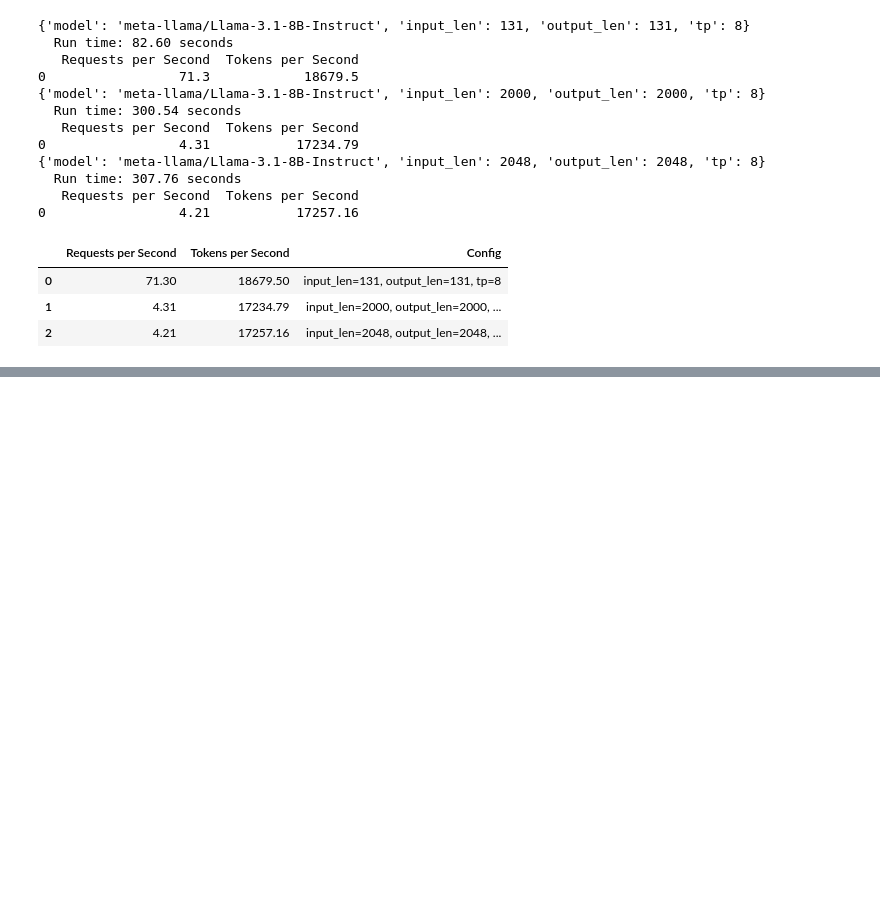
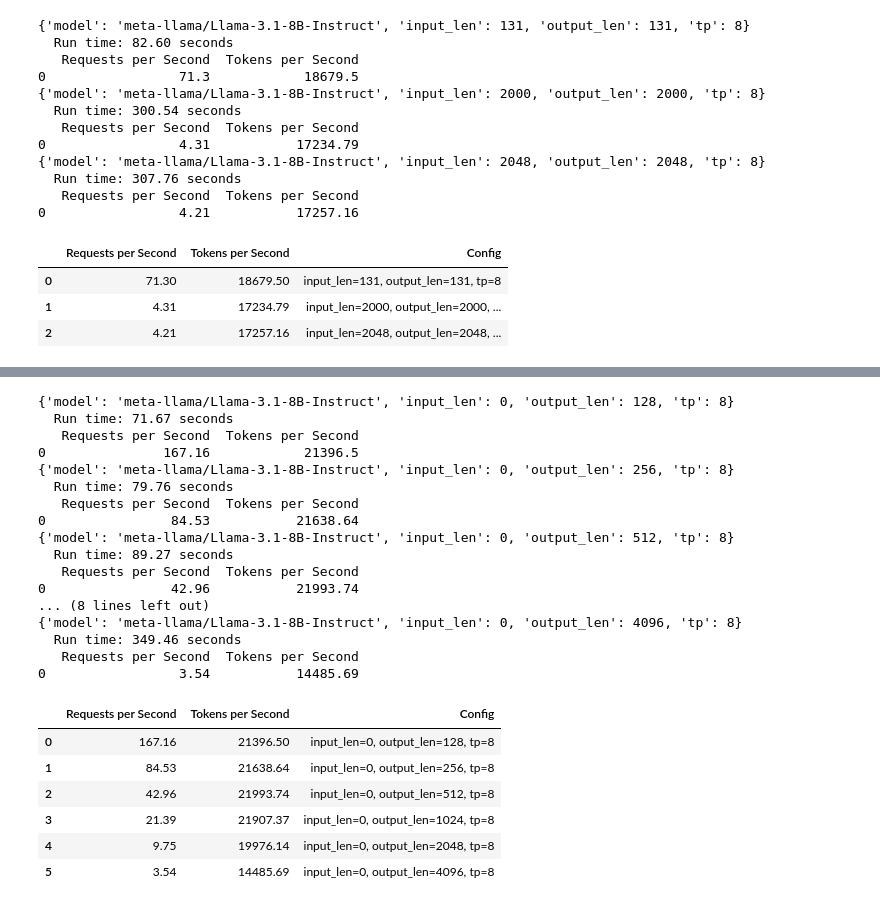
Before and after one commit to AUGMXNT/MI300-testing, a Jupyter notebook: inference-vllm-vs-vllm-rocm.ipynb, the cells around one changed output, grey strips where cells are left out. Cells and saved outputs as stored; diff of their text form; code cells hidden in the pictures; blank space fills up the shorter version.

```diff
--- a/inference-vllm-vs-vllm-rocm.ipynb
+++ b/inference-vllm-vs-vllm-rocm.ipynb
@@ -455,0 +850,50 @@ display(all_results)
+# %%
+# List of configurations to test
+configs = [
+    {'model': 'meta-llama/Llama-3.1-8B-Instruct', 'input_len': 0, 'output_len': 128, 'tp': 8},
+    {'model': 'meta-llama/Llama-3.1-8B-Instruct', 'input_len': 0, 'output_len': 256, 'tp': 8},
+    {'model': 'meta-llama/Llama-3.1-8B-Instruct', 'input_len': 0, 'output_len': 512, 'tp': 8},
+    {'model': 'meta-llama/Llama-3.1-8B-Instruct', 'input_len': 0, 'output_len': 1024, 'tp': 8},
+    {'model': 'meta-llama/Llama-3.1-8B-Instruct', 'input_len': 0, 'output_len': 2048, 'tp': 8},
+    {'model': 'meta-llama/Llama-3.1-8B-Instruct', 'input_len': 0, 'output_len': 4096, 'tp': 8},
+]
+
+# Initialize an empty DataFrame to store all results
+all_results = pd.DataFrame()
+
+# Run benchmarks for each configuration
+for config in configs:
+    print(config)
+    df_result = benchmark_model(**config)
+    if df_result is not None:
+        # Add a column for the configuration
+        df_result['Config'] = f"input_len={config['input_len']}, output_len={config['output_len']}, tp={config['tp']}"
+        all_results = pd.concat([all_results, df_result], ignore_index=True)
+
+# Display all results
+display(all_results)
+# %% [output]
+{'model': 'meta-llama/Llama-3.1-8B-Instruct', 'input_len': 0, 'output_len': 128, 'tp': 8}
+  Run time: 71.67 seconds
+   Requests per Second  Tokens per Second
+0               167.16            21396.5
+{'model': 'meta-llama/Llama-3.1-8B-Instruct', 'input_len': 0, 'output_len': 256, 'tp': 8}
+  Run time: 79.76 seconds
+   Requests per Second  Tokens per Second
+0                84.53           21638.64
+{'model': 'meta-llama/Llama-3.1-8B-Instruct', 'input_len': 0, 'output_len': 512, 'tp': 8}
+  Run time: 89.27 seconds
+   Requests per Second  Tokens per Second
+0                42.96           21993.74
+... (8 lines left out)
+{'model': 'meta-llama/Llama-3.1-8B-Instruct', 'input_len': 0, 'output_len': 4096, 'tp': 8}
+  Run time: 349.46 seconds
+   Requests per Second  Tokens per Second
+0                 3.54           14485.69
+|  | Requests per Second | Tokens per Second | Config |
+| 0 | 167.16 | 21396.50 | input_len=0, output_len=128, tp=8 |
+| 1 | 84.53 | 21638.64 | input_len=0, output_len=256, tp=8 |
+| 2 | 42.96 | 21993.74 | input_len=0, output_len=512, tp=8 |
+| 3 | 21.39 | 21907.37 | input_len=0, output_len=1024, tp=8 |
+| 4 | 9.75 | 19976.14 | input_len=0, output_len=2048, tp=8 |
+| 5 | 3.54 | 14485.69 | input_len=0, output_len=4096, tp=8 |
```
Also changed, not shown: parts of 20 cells of this notebook.
